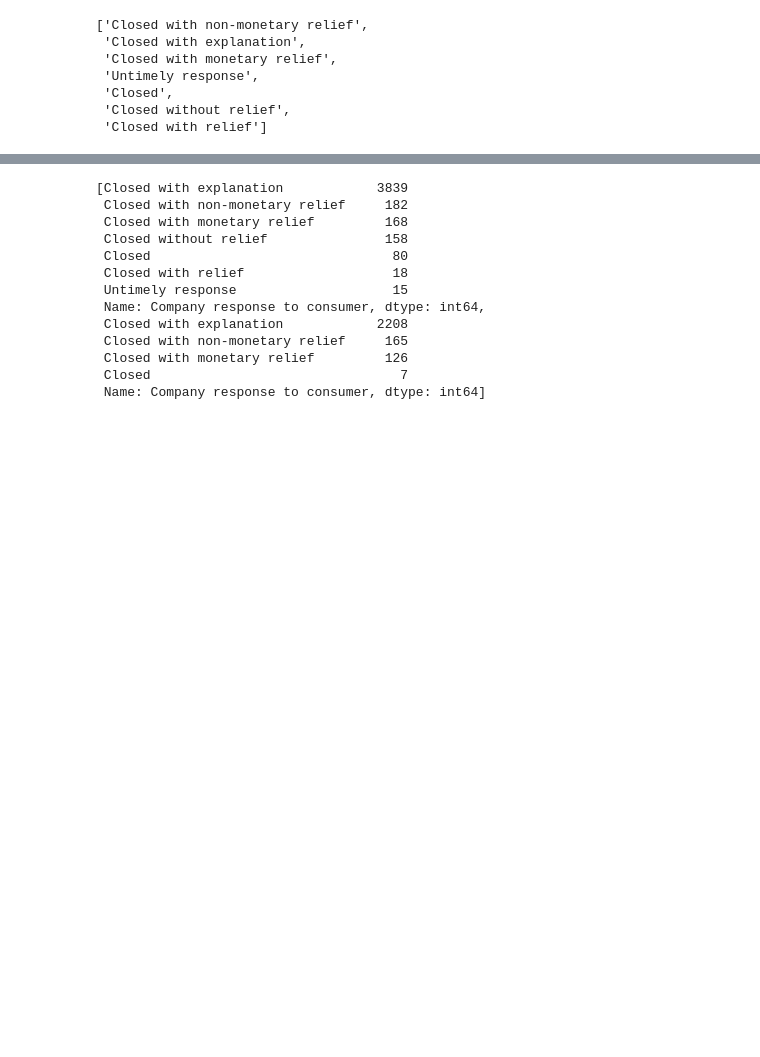
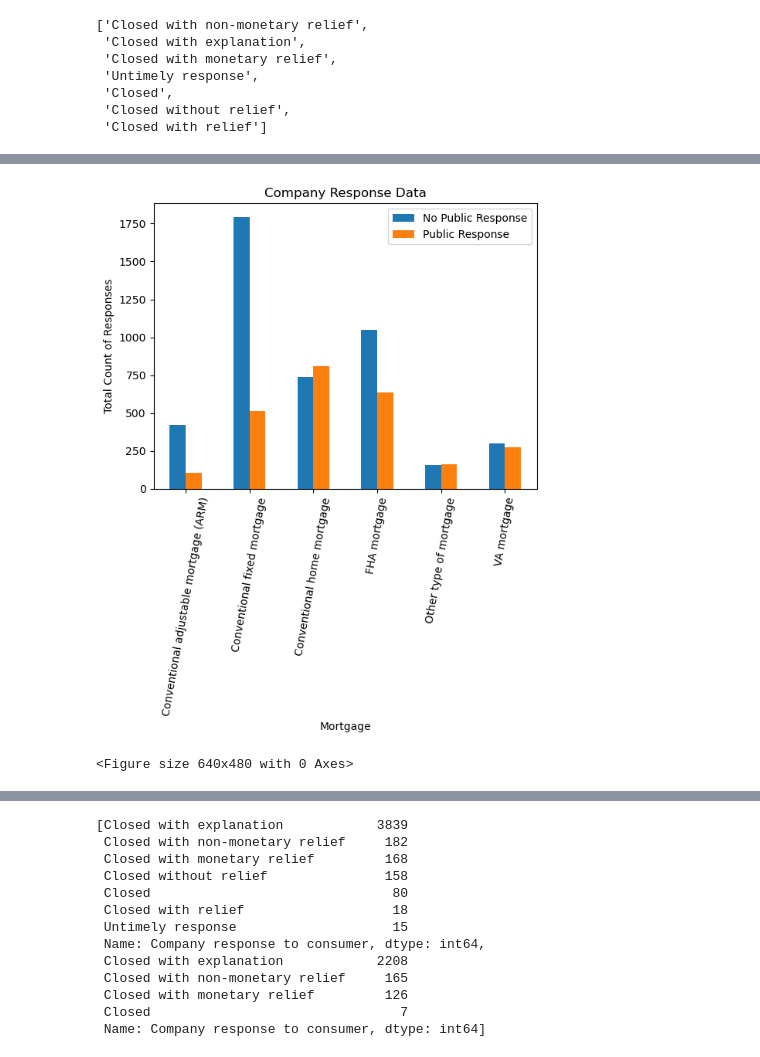
Before and after one commit to carlosvalenciano/Customer-Complaints, a Jupyter notebook: customer-complaints_jodee.ipynb, the cells around one changed output, grey strips where cells are left out. Cells and saved outputs as stored; diff of their text form; code cells hidden in the pictures; blank space fills up the shorter version.

```diff
--- a/customer-complaints_jodee.ipynb
+++ b/customer-complaints_jodee.ipynb
@@ -112,0 +219,4 @@ list(issues_df)
+# %%
+# Created a Dataframe counting the issues by Mortgage response to consumer that gave a Public Response
+response_Y_df = Yes_response_df.groupby(["Sub-product"])["Issue"].count()
+response_Y_df
@@ -112,0 +272,4 @@ list(issues_df)
+# %%
+# Created a Dataframe counting the issues by specific mortgages that did NOT give a Public Response
+response_N_df = No_response_df.groupby(["Sub-product"])["Issue"].count()
+response_N_df
@@ -112,0 +325,8 @@ list(issues_df)
+# %%
+# Merging all Dataframes of responses counted to plot on a bar graph
+company_merge_df = pd.merge(company_response_N_df, company_response_Y_df, how= 'inner', on="Sub-product")
+merge_df = pd.merge(response_N_df, response_Y_df, how= 'outer', on="Sub-product")
+
+#Renaming columns to be displayed on the legend
+Bar_df = merge_df.rename(columns={"Issue_x": "No Public Response", "Issue_y": "Public Response"})
+Bar_df
@@ -112,0 +342,13 @@ list(issues_df)
+# %%
+# Now to add a total count to each Bar
+Bar_df.plot(kind="bar")
+plt.xticks(rotation=80)
+plt.title("Company Response Data")
+plt.xlabel("Mortgage")
+plt.ylabel("Total Count of Responses")
+plt.show()
+plt.tight_layout()
+plt.savefig('Company_Reponse_Data.png')
+# %% [output]
+[figure, added]
+<Figure size 640x480 with 0 Axes>
```
Also changed, not shown: parts of 36 cells of this notebook, 3 other files.
